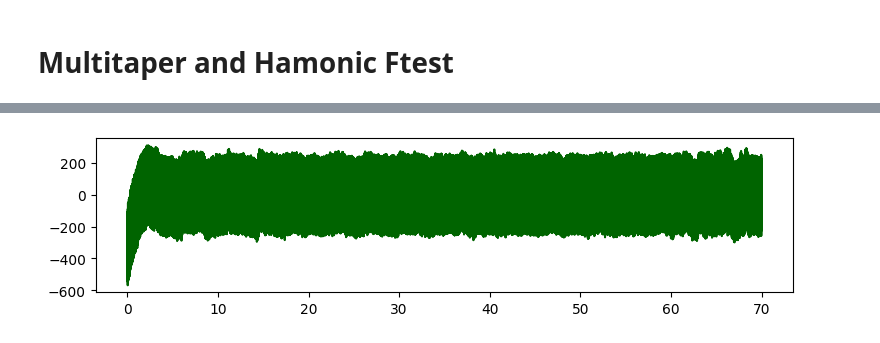
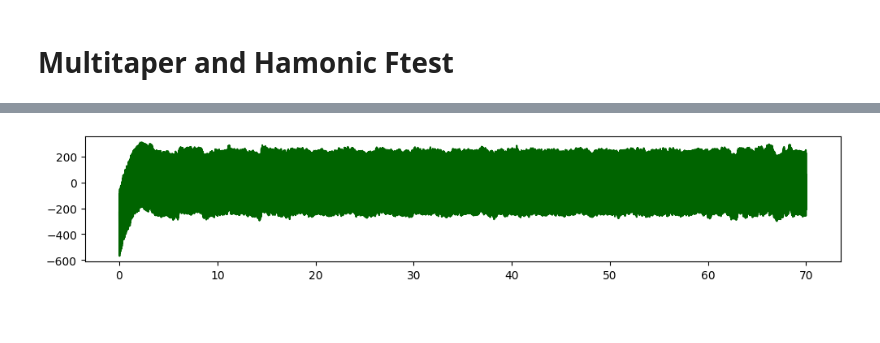
Before and after one commit to Chamusuke/Multitaper_harmonic_Ftest, a Jupyter notebook: python/example.ipynb, the cells around one changed output, grey strips where cells are left out. Saved outputs shown, nothing was run; the diff lists cells and outputs as text; code cells hidden in the pictures.

```diff
--- a/python/example.ipynb
+++ b/python/example.ipynb
@@ -42,35 +42,35 @@ def bandpass(x, samplerate, fp, fs, gpass, gstop):
     y = signal.filtfilt(b, a, x)                  #信号に対してフィルタをかける
     return y
 
 # ハイパスフィルターの設定
 cutoff = 0.2  # 0.5Hzのカットオフ周波数
 gpass = 3     # 通過域最大損失[dB]
 gstop = 20    # 阻止域最小減衰[dB]
 signal_EEG = highpass(signal_EEG, fs_EEG, cutoff, gpass, gstop)
 
 
 cutoff = 60  # 0.5Hzのカットオフ周波数
 gpass = 3     # 通過域最大損失[dB]
 gstop = 40    # 阻止域最小減衰[dB]
 signal_EEG = lowpass(signal_EEG, fs_EEG, cutoff, gpass, gstop)
 
 notch_freq = 50
 Q = 40
 b, a = signal.iirnotch(notch_freq, Q, fs_EEG)
 # signal_EEG = signal.filtfilt(b, a, signal_EEG)
 
-fig = plt.figure(1, figsize=(9,2))
+fig = plt.figure(figsize=(12, 2))
 ax = fig.add_subplot()
 ax.plot(time_EEG, signal_EEG, color='darkgreen')
 plt.show()
 # %% [output]
 |  | Time:512Hz | Epoch | FP1 | FP2 | F7 | Fz | F8 | T3 | C3 | Cz | C4 | ... |
 | 66560 | 0.000000 | 2080 | 27205.742188 | 20234.777344 | 67254.585938 | 50280.292969 | 46816.976562 | 38356.753906 | 42724.351562 | 44819.644531 | 41129.207031 | ... |
 | 66561 | 0.001953 | 2080 | 27519.830078 | 20514.810547 | 67606.359375 | 50538.355469 | 47171.621094 | 38711.000000 | 43072.554688 | 45157.378906 | 41474.246094 | ... |
 | 66562 | 0.003906 | 2080 | 27337.244141 | 20326.822266 | 67412.875000 | 50488.886719 | 46990.550781 | 38533.039062 | 42911.339844 | 44994.472656 | 41296.792969 | ... |
 | 66563 | 0.005859 | 2080 | 27073.406250 | 20089.857422 | 67127.554688 | 50254.304688 | 46708.796875 | 38244.582031 | 42627.203125 | 44717.750000 | 41020.019531 | ... |
 | 66564 | 0.007812 | 2080 | 26796.884766 | 19850.929688 | 66815.039062 | 49990.011719 | 46396.414062 | 37925.113281 | 42311.265625 | 44415.046875 | 40711.941406 | ... |
-[figure, old version]
+[figure, new version]
 # %%
 MTSpec = MultiTaper_Periodogram(NW=4,nfft=2**16)
 MTSpec.MT_Spec(signal_EEG, fs_EEG)
```
Also changed, not shown: parts of 7 cells of this notebook.
